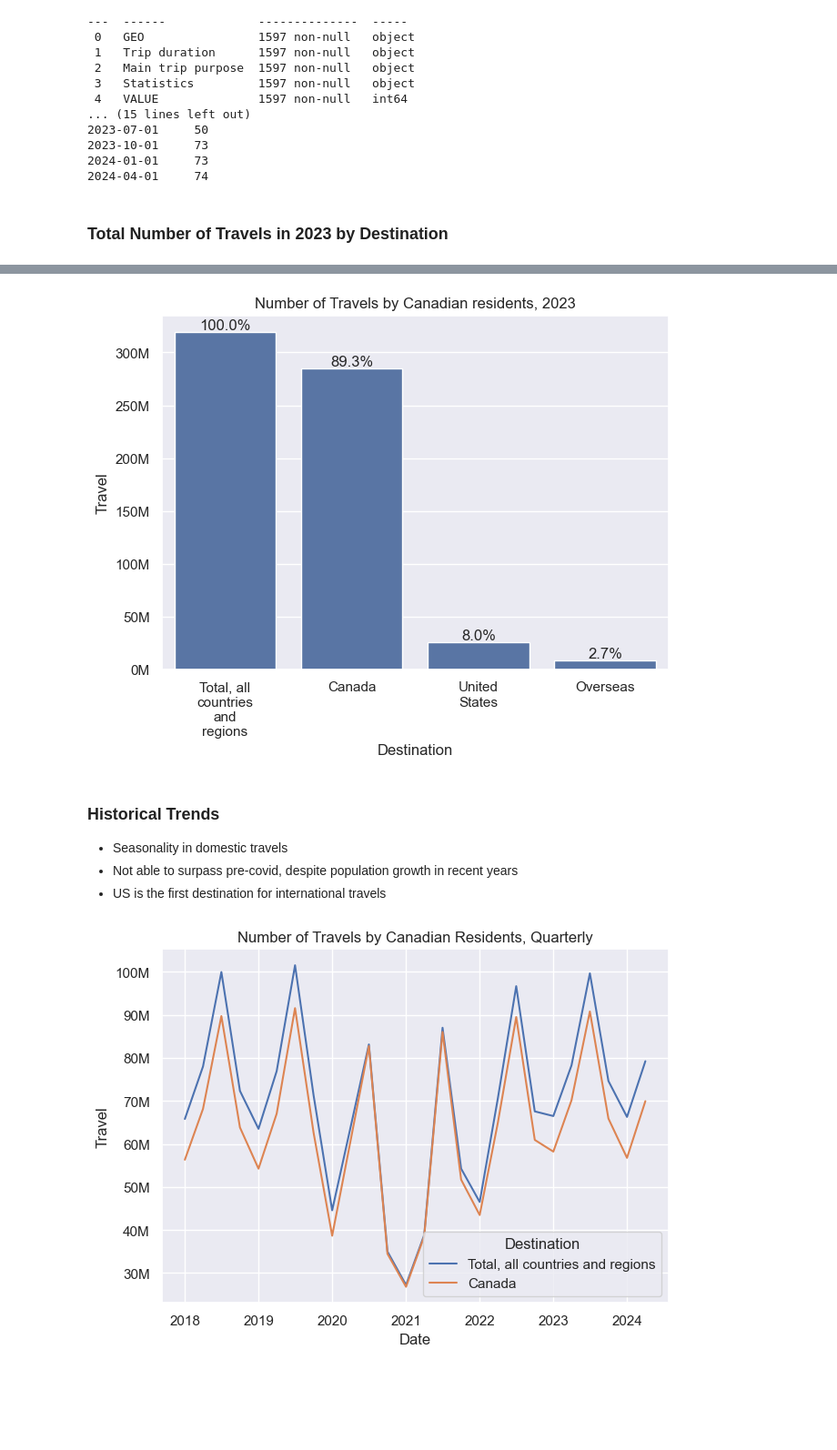
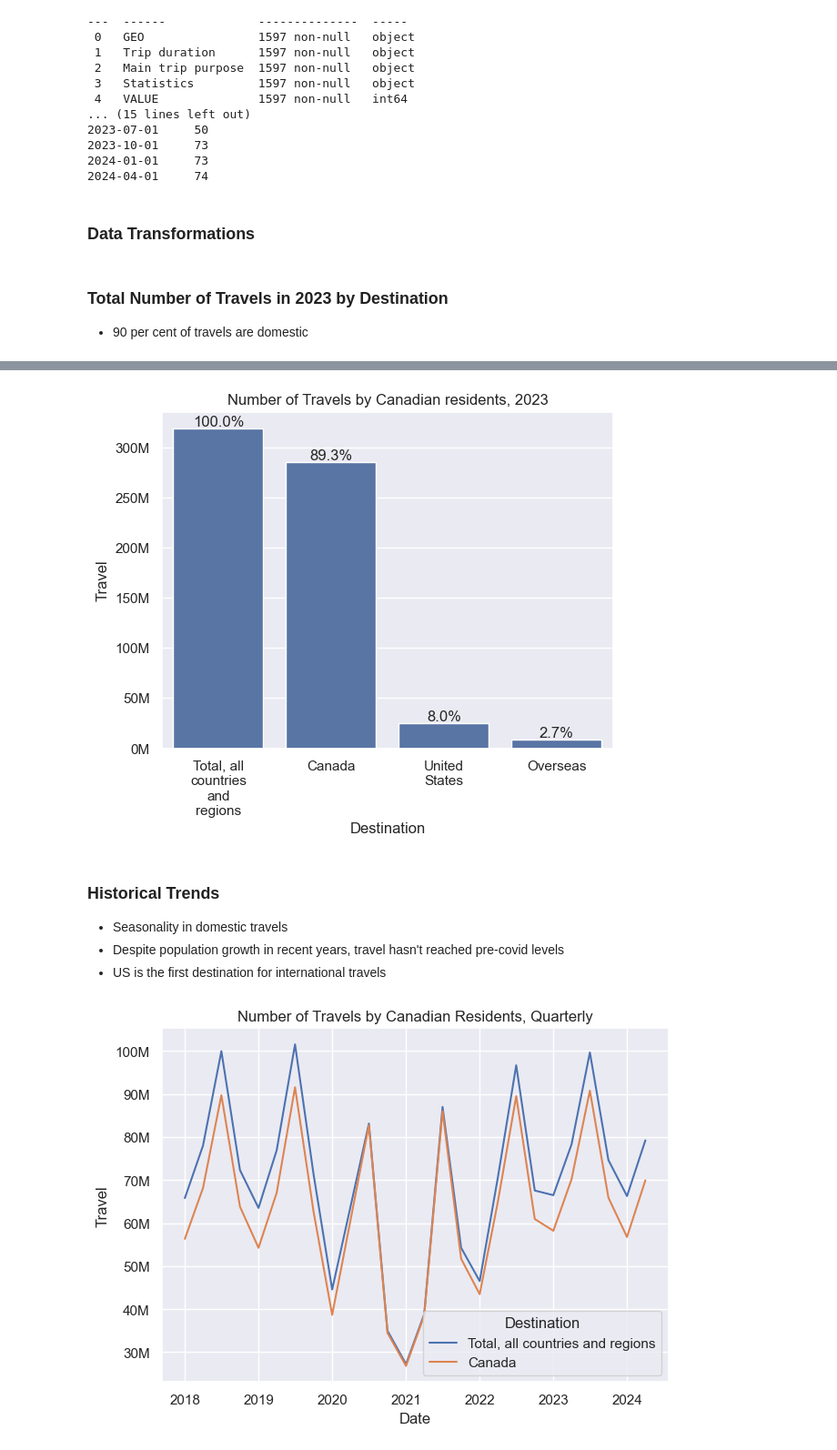
Before and after one commit to mahdi-ghafarian/data-analysis, a Jupyter notebook: tourism/national-travel-survey.ipynb, the cells around one changed output, grey strips where cells are left out. Shown at 91% size. Drawn from its saved outputs; the diff is of its cells as text; code cells hidden in the pictures; blank space fills up the shorter version.

Commit message:
modified:   tourism/helper.py 	modified:   tourism/national-travel-survey.ipynb

```diff
--- a/tourism/national-travel-survey.ipynb
+++ b/tourism/national-travel-survey.ipynb
@@ -49,6 +51,8 @@ Data columns (total 5 columns):
 2023-10-01     73
 2024-01-01     73
 2024-04-01     74
+# %% [markdown]
+### Data Transformations
 # %%
 # Rename columns and index
 df=df.rename(columns={'GEO': 'Destination','VALUE': 'Travel'})
@@ -56,6 +60,7 @@ df=df.rename_axis('Date')
 df['Travel']=1000*df['Travel']
 # %% [markdown]
 ### Total Number of Travels in 2023 by Destination
+* 90 per cent of travels are domestic
 # %%
 # travels in 2023
 #conditions
@@ -75,7 +80,7 @@ df2['Percentage'] = df2['Travel']/total
 #styling
 styler = df2.style.format({
     'Travel': '{:,.0f}',       # Thousands separator with no decimal places
-    'Percentage': '{:.2%}'     # Format as percentage with 2 decimal places
+    'Percentage': '{:.1%}'     # Format as percentage with 2 decimal places
 })
 
 display(styler)
@@ -106,8 +111,8 @@ for i, p in enumerate(ax.patches):
-[figure, old version]
+[figure, new version]
 # %% [markdown]
 ### Historical Trends
 * Seasonality in domestic travels
-* Not able to surpass pre-covid, despite population growth in recent years
+* Despite population growth in recent years, travel hasn't reached pre-covid levels
 * US is the first destination for international travels
 # %%
 # Total and domestic travels
```
Also changed, not shown: parts of 7 cells of this notebook, 1 other file.
